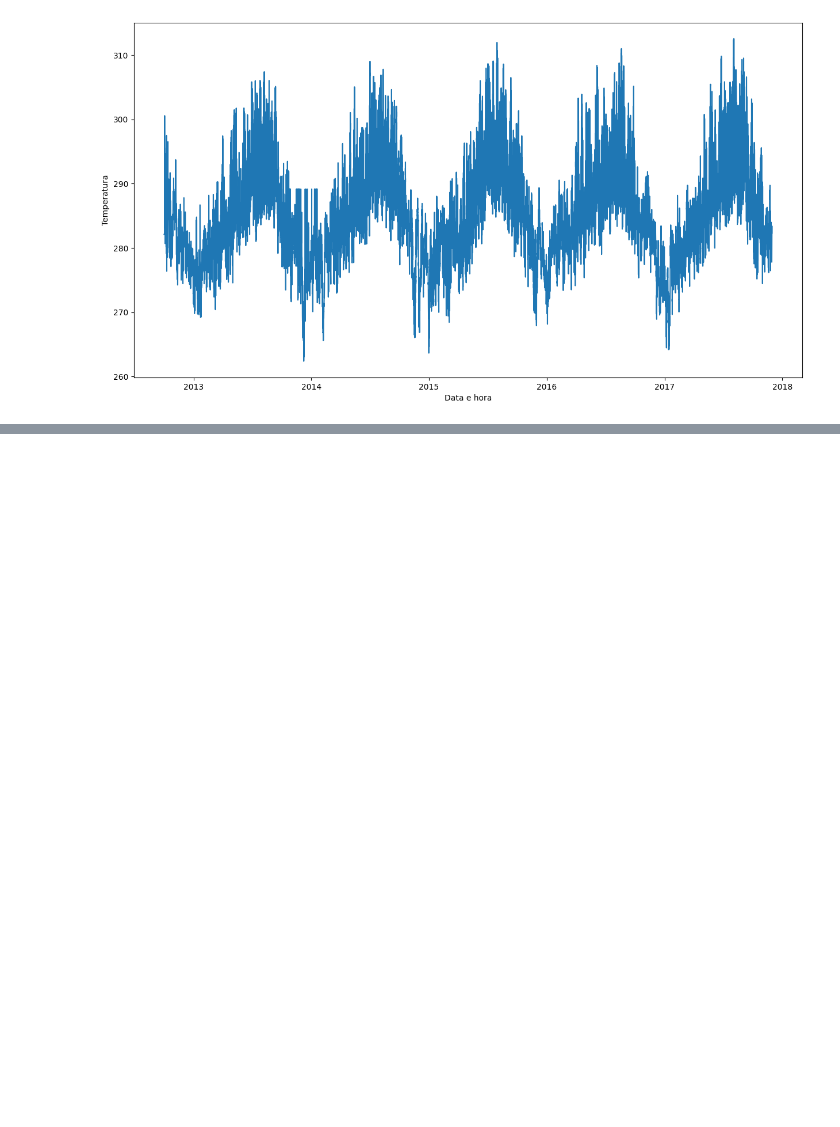
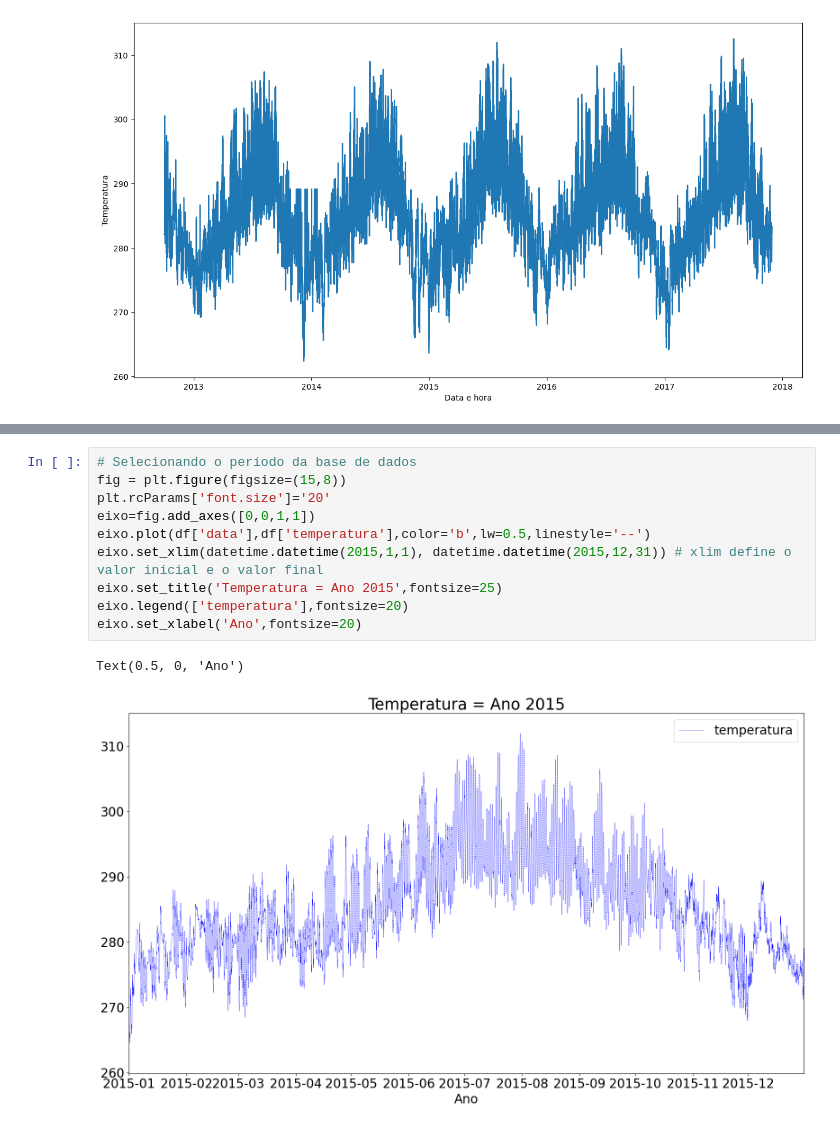
Before and after one commit to Moises654/Desenvolvimento_Back-End_2_semestre_ADS, a Jupyter notebook: Aula 3 e 4/base_de_dados/codigo2.ipynb, the cells around one changed output, grey strips where cells are left out. Saved outputs shown, nothing was run; the diff lists cells and outputs as text; blank space fills up the shorter version.

```diff
--- a/Aula 3 e 4/base_de_dados/codigo2.ipynb
+++ b/Aula 3 e 4/base_de_dados/codigo2.ipynb
@@ -40,0 +41,13 @@ Text(0, 0.5, 'Temperatura')
+# %%
+# Selecionando o período da base de dados
+fig = plt.figure(figsize=(15,8))
+plt.rcParams['font.size']='20'
+eixo=fig.add_axes([0,0,1,1])
+eixo.plot(df['data'],df['temperatura'],color='b',lw=0.5,linestyle='--')
+eixo.set_xlim(datetime.datetime(2015,1,1), datetime.datetime(2015,12,31)) # xlim define o valor inicial e o valor final
+eixo.set_title('Temperatura = Ano 2015',fontsize=25)
+eixo.legend(['temperatura'],fontsize=20)
+eixo.set_xlabel('Ano',fontsize=20)
+# %% [output]
+Text(0.5, 0, 'Ano')
+[figure, added]
```
Also changed, not shown: parts of 1 cell of this notebook.
